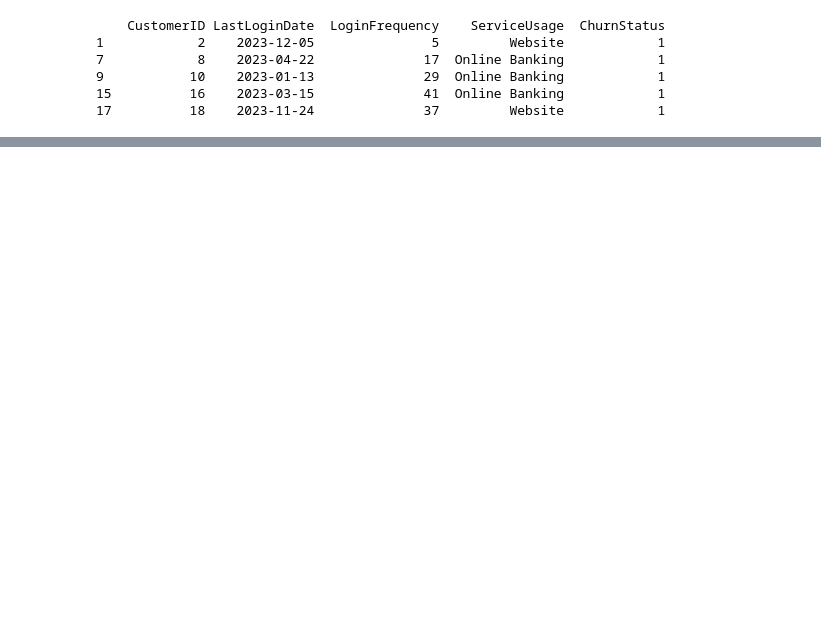
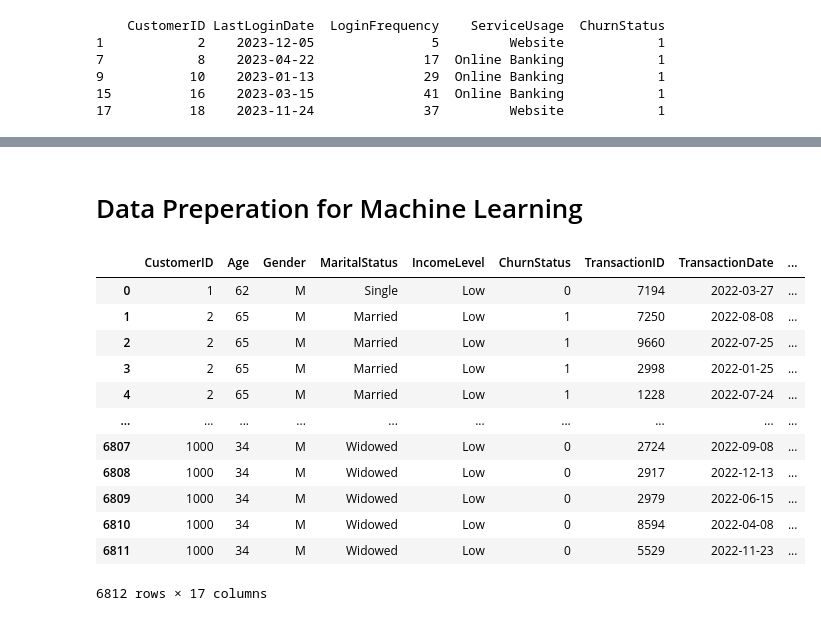
Before and after one commit to AliNasirDawood/LLyods-Banking-Group-Risk-Customer-Crunch-Prediction, a Jupyter notebook: EDA.ipynb, the cells around one changed output, grey strips where cells are left out. Drawn from its saved outputs; the diff is of its cells as text; code cells hidden in the pictures; blank space fills up the shorter version.

```diff
--- a/EDA.ipynb
+++ b/EDA.ipynb
@@ -399,0 +409,23 @@ fig.show()
+# %% [markdown]
+# Data Preperation for Machine Learning
+# %%
+df = pd.merge(customer_demographics_df, churn_status_df, on='CustomerID', how='left')
+df = pd.merge(df, transaction_history_df, on='CustomerID', how='left')
+df = pd.merge(df, customer_service_df, on='CustomerID', how='left')
+df = pd.merge(df, online_activity_df, on='CustomerID', how='left')
+# %%
+df
+# %% [output]
+|  | CustomerID | Age | Gender | MaritalStatus | IncomeLevel | ChurnStatus | TransactionID | TransactionDate | ... |
+| 0 | 1 | 62 | M | Single | Low | 0 | 7194 | 2022-03-27 | ... |
+| 1 | 2 | 65 | M | Married | Low | 1 | 7250 | 2022-08-08 | ... |
+| 2 | 2 | 65 | M | Married | Low | 1 | 9660 | 2022-07-25 | ... |
+| 3 | 2 | 65 | M | Married | Low | 1 | 2998 | 2022-01-25 | ... |
+| 4 | 2 | 65 | M | Married | Low | 1 | 1228 | 2022-07-24 | ... |
+| ... | ... | ... | ... | ... | ... | ... | ... | ... | ... |
+| 6807 | 1000 | 34 | M | Widowed | Low | 0 | 2724 | 2022-09-08 | ... |
+| 6808 | 1000 | 34 | M | Widowed | Low | 0 | 2917 | 2022-12-13 | ... |
+| 6809 | 1000 | 34 | M | Widowed | Low | 0 | 2979 | 2022-06-15 | ... |
+| 6810 | 1000 | 34 | M | Widowed | Low | 0 | 8594 | 2022-04-08 | ... |
+| 6811 | 1000 | 34 | M | Widowed | Low | 0 | 5529 | 2022-11-23 | ... |
+6812 rows × 17 columns
```
Also changed, not shown: parts of 17 cells of this notebook, 1 other file.
